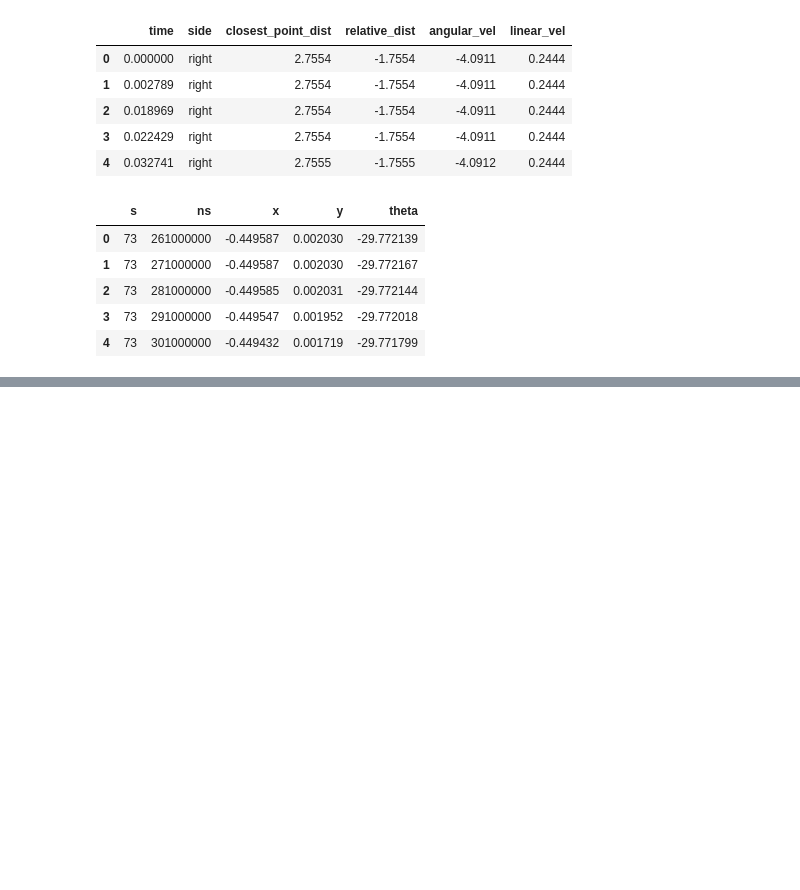
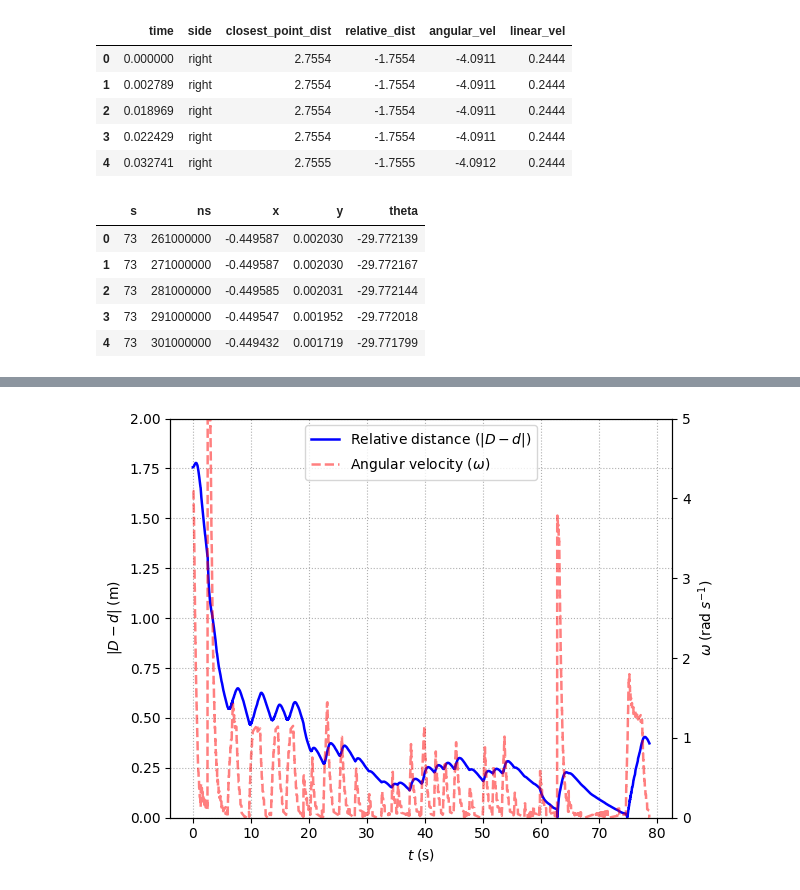
Before and after one commit to filipepcampos/feup-ri-reactive-robot, a Jupyter notebook: analysis/analysis.ipynb, the cells around one changed output, grey strips where cells are left out. Drawn from its saved outputs; the diff is of its cells as text; code cells hidden in the pictures; blank space fills up the shorter version.

```diff
--- a/analysis/analysis.ipynb
+++ b/analysis/analysis.ipynb
@@ -87,0 +103,37 @@ plot_odometry(get_dfs(1, 2)[1], color='red', linestyle='--')
+# %%
+
+#plt.figure(figsize=(6, 4))
+
+fig, ax1 = plt.subplots()
+ax2 = ax1.twinx()
+ln1 = ax1.plot(log_df['time'], abs(log_df['relative_dist']),
+        linestyle='-',
+        linewidth=1.8,
+        color='blue',
+        label='Relative distance ($|D-d|$)'
+    )
+
+
+ln2 = ax2.plot(log_df['time'], abs(log_df['angular_vel']),
+        linestyle='--',
+        linewidth=1.8,
+        color='red',
+        label=r'Angular velocity ($\omega$)',
+        alpha=0.5
+    )
+
+ax1.set_xlabel(r'$t\;(\text{s})$')
+ax1.set_ylabel(r'$|D-d|\;(\text{m})$')
+ax1.set_ylim(0, 2)
+ax1.grid(linestyle='dotted')
+
+lns = ln1+ln2
+labs = [l.get_label() for l in lns]
+ax1.legend(lns, labs, loc=9)
+
+ax2.set_ylim(0, 5)
+ax2.set_ylabel(r'$\omega\;(\text{rad}\;s^{-1})$')
+
+plt.tight_layout()
+# %% [output]
+[figure, added]
```
Also changed, not shown: parts of 4 cells of this notebook, 47 other files.
